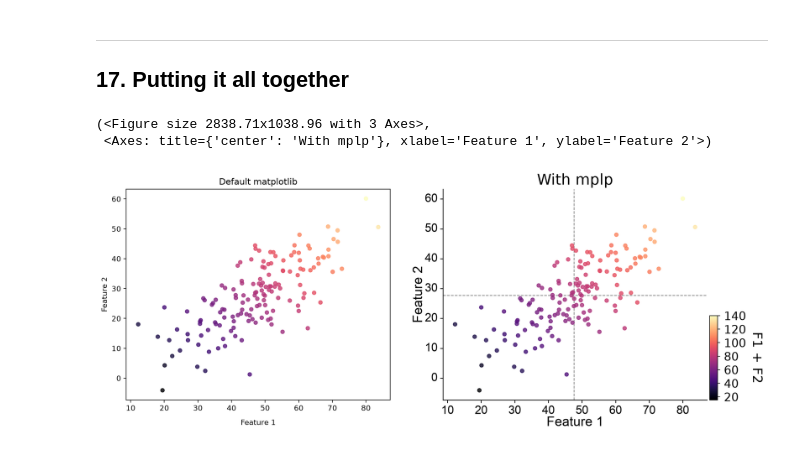
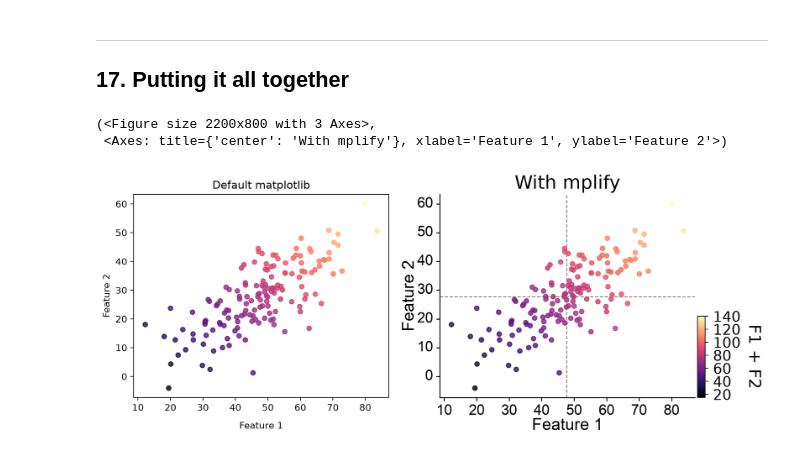
Before and after one commit to m-beau/mplify, a Jupyter notebook: quickstart.ipynb, the cells around one changed output. Saved outputs shown, nothing was run; the diff lists cells and outputs as text; code cells hidden in the pictures.

```diff
--- a/quickstart.ipynb
+++ b/quickstart.ipynb
@@ -458,34 +461,35 @@ mplp(ax=axes[1], axsize=(2, 2), xlabel='x', ylabel='y',
 # %%
 rng = np.random.default_rng(7)
 n = 150
 x_data = rng.normal(50, 15, n)
 y_data = 0.6 * x_data + rng.normal(0, 8, n)
 colors_scatter = x_data + y_data
 
 fig, axes = plt.subplots(1, 2, figsize=(11, 4))
 
 for ax in axes:
     ax.scatter(x_data, y_data, c=colors_scatter, cmap='magma', s=25, alpha=0.8)
     ax.set_xlabel('Feature 1')
     ax.set_ylabel('Feature 2')
 
 axes[0].set_title('Default matplotlib')
 
+# mplify the 2nd axis
 mplp(
     ax=axes[1],
     xlabel='Feature 1',
     ylabel='Feature 2',
-    title='With mplp',
+    title='With mplify',
     colorbar=True,
     vmin=colors_scatter.min(),
     vmax=colors_scatter.max(),
     cmap='magma',
     clabel='F1 + F2',
     hlines=[y_data.mean()],
     vlines=[x_data.mean()],
     lines_kwargs={'lw': 1, 'ls': '--', 'color': 'grey', 'zorder': -1},
 )
 # %% [output]
-(<Figure size 2838.71x1038.96 with 3 Axes>,
- <Axes: title={'center': 'With mplp'}, xlabel='Feature 1', ylabel='Feature 2'>)
+(<Figure size 2200x800 with 3 Axes>,
+ <Axes: title={'center': 'With mplify'}, xlabel='Feature 1', ylabel='Feature 2'>)
-[figure, old version]
+[figure, new version]
```
Also changed, not shown: parts of 7 cells of this notebook, 5 other files.
